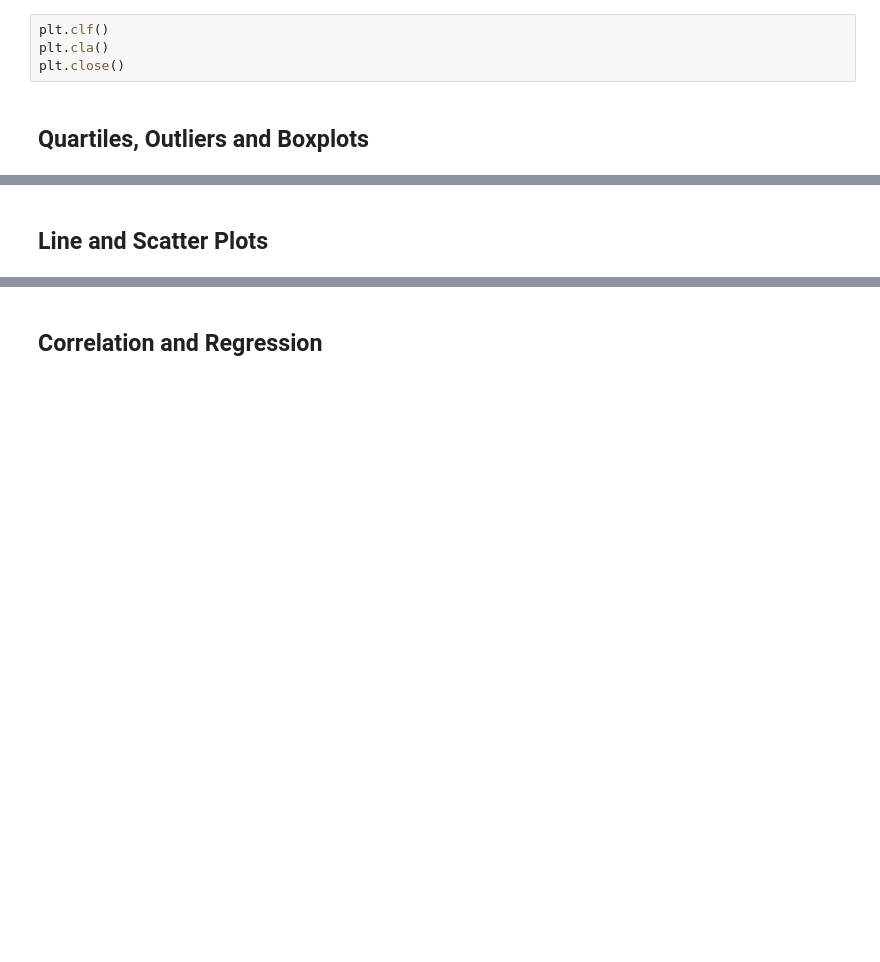
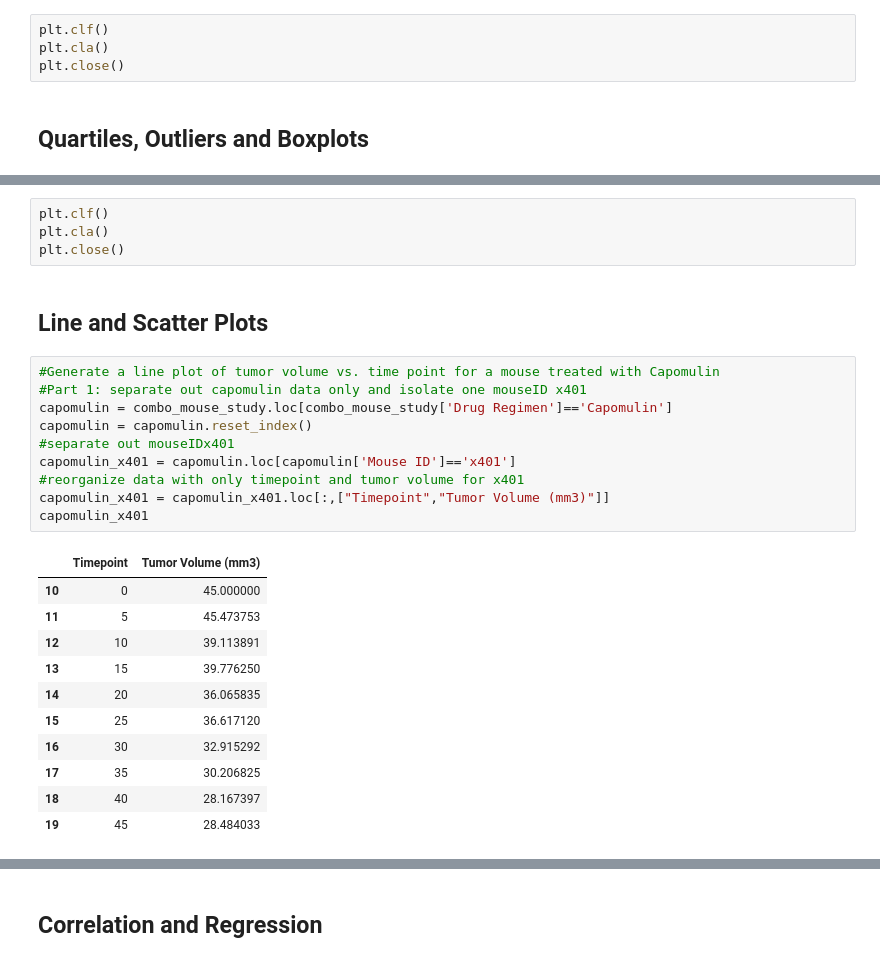
Before and after one commit to lrios215/Matplotlib_Challenge, a Jupyter notebook: pymaceuticals_Rios.ipynb, the cells around one changed output, grey strips where cells are left out. Cells and saved outputs as stored; diff of their text form; blank space fills up the shorter version.

```diff
--- a/pymaceuticals_Rios.ipynb
+++ b/pymaceuticals_Rios.ipynb
@@ -325,3 +405,29 @@ plt.close()
+# %%
+plt.clf()
+plt.cla()
+plt.close()
 # %% [markdown]
 ## Line and Scatter Plots
+# %%
+#Generate a line plot of tumor volume vs. time point for a mouse treated with Capomulin
+#Part 1: separate out capomulin data only and isolate one mouseID x401
+capomulin = combo_mouse_study.loc[combo_mouse_study['Drug Regimen']=='Capomulin']
+capomulin = capomulin.reset_index()
+#separate out mouseIDx401
+capomulin_x401 = capomulin.loc[capomulin['Mouse ID']=='x401']
+#reorganize data with only timepoint and tumor volume for x401
+capomulin_x401 = capomulin_x401.loc[:,["Timepoint","Tumor Volume (mm3)"]]
+capomulin_x401
+# %% [output]
+|  | Timepoint | Tumor Volume (mm3) |
+| 10 | 0 | 45.000000 |
+| 11 | 5 | 45.473753 |
+| 12 | 10 | 39.113891 |
+| 13 | 15 | 39.776250 |
+| 14 | 20 | 36.065835 |
+| 15 | 25 | 36.617120 |
+| 16 | 30 | 32.915292 |
+| 17 | 35 | 30.206825 |
+| 18 | 40 | 28.167397 |
+| 19 | 45 | 28.484033 |
 # %%
```
Also changed, not shown: parts of 16 cells of this notebook.
